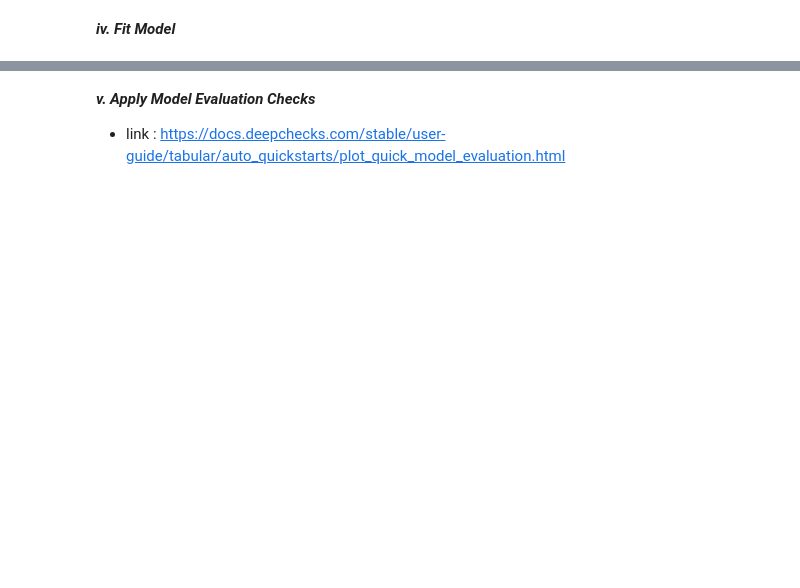
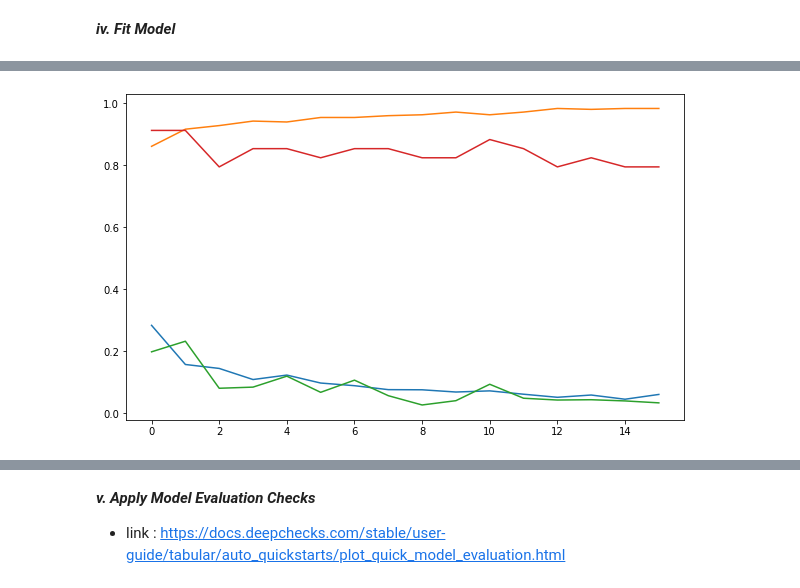
Before and after one commit to habip-bingol/Projects, a Jupyter notebook: ML_Projects/Capstone_Projects/Fraud_Detection/Fraud_Detection.ipynb, the cells around one changed output, grey strips where cells are left out. Saved outputs shown, nothing was run; the diff lists cells and outputs as text; code cells hidden in the pictures; blank space fills up the shorter version.

```diff
--- a/ML_Projects/Capstone_Projects/Fraud_Detection/Fraud_Detection.ipynb
+++ b/ML_Projects/Capstone_Projects/Fraud_Detection/Fraud_Detection.ipynb
@@ -1595,0 +1957,19 @@ You will discover **[how to create](https://towardsdatascience.com/building-our-
+# %%
+tf.random.set_seed(seed)
+model = Sequential()
+
+model.add(Dense(45, activation="relu", input_dim=X_train.shape[1]))
+model.add(Dense(32, activation="relu"))
+model.add(Dense(16, activation="relu"))
+model.add(Dense(8, activation="relu"))
+model.add(Dense(1, activation="sigmoid"))
+
+opt = Adam(lr=0.001) # Default 0.001 already
+model.compile(optimizer=opt, loss="binary_crossentropy", metrics=["Recall"])
+# %%
+from sklearn.utils import class_weight
+class_weights = class_weight.compute_class_weight("balanced",
+                                                  classes=np.unique(y_train),
+                                                  y=y_train)
+class_weights = {0: class_weights[0], 1: class_weights[1]}
+class_weights
@@ -1595,0 +1978,4 @@ You will discover **[how to create](https://towardsdatascience.com/building-our-
+# %%
+early_stop = EarlyStopping(monitor = "val_recall", mode = "max", verbose = 1, patience = 15, restore_best_weights = True)
+# %%
+model.fit(X_train, y_train, validation_split=0.1, batch_size=128, epochs=100, callbacks=[early_stop], class_weight=class_weights)
@@ -1595,0 +2001,5 @@ You will discover **[how to create](https://towardsdatascience.com/building-our-
+# %%
+loss_df = pd.DataFrame(model.history.history)
+plt.plot(loss_df);
+# %% [output]
+[figure, added]
```
Also changed, not shown: parts of 75 cells of this notebook.
